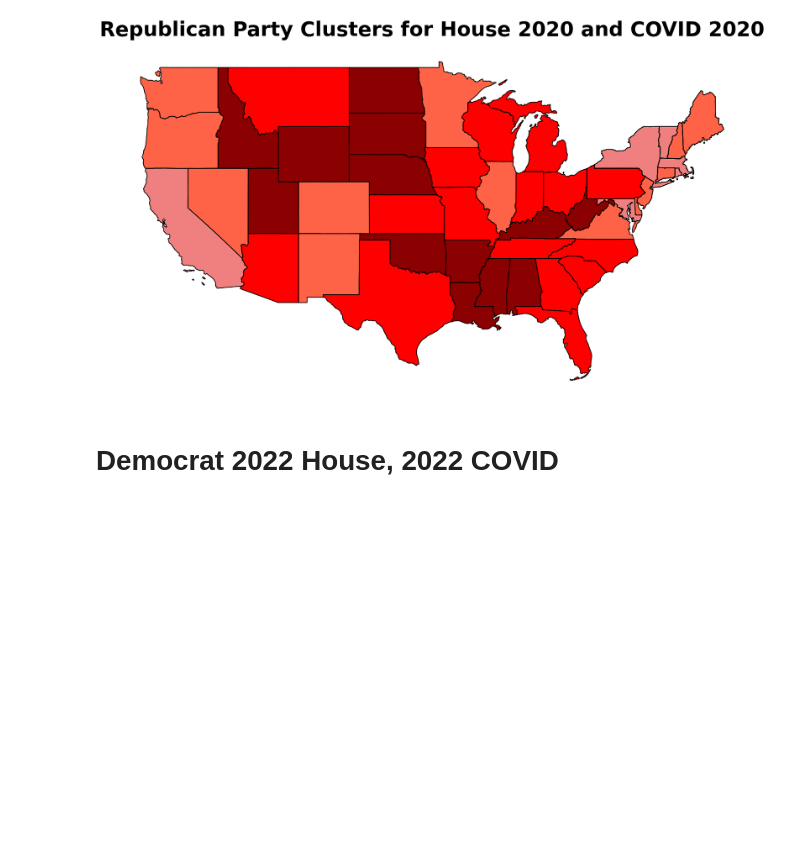
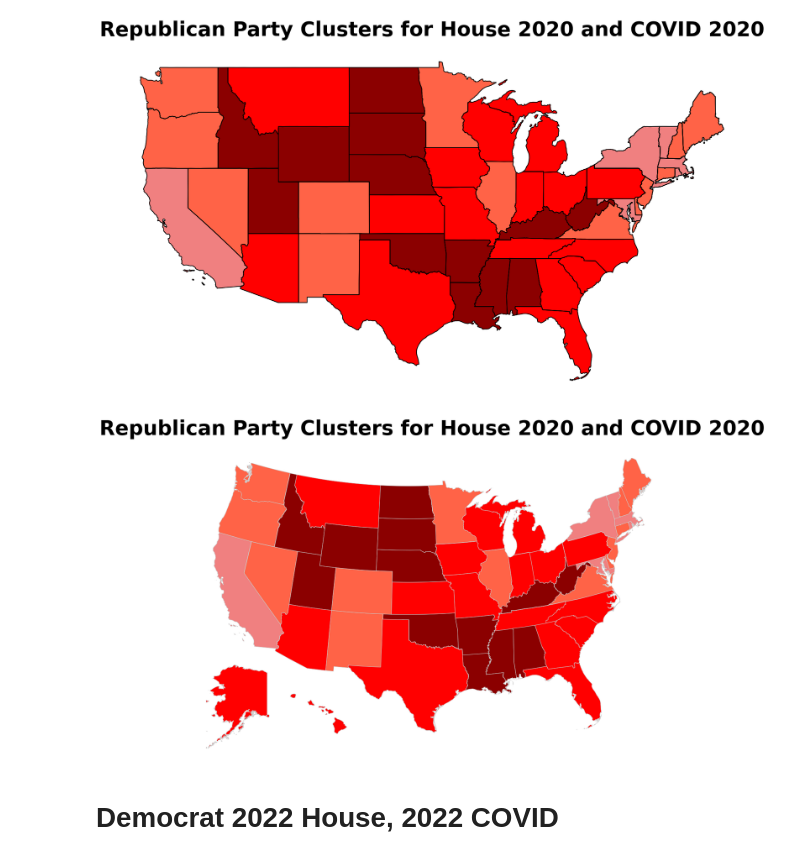
Before and after one commit to IanSinColorado/PoliticsAndCovid, a Jupyter notebook: dataCompression.ipynb, the cells around one changed output. Drawn from its saved outputs; the diff is of its cells as text; code cells hidden in the pictures; blank space fills up the shorter version.

```diff
--- a/dataCompression.ipynb
+++ b/dataCompression.ipynb
@@ -879,6 +931,10 @@ print(len(clust3))
 make_map(best_cluster, best_colors, "Republican Party Clusters for House 2020 and COVID 2020")
 # %% [output]
 [figure]
+# %%
+make_map_AK_HI(best_cluster, best_colors, "Republican Party Clusters for House 2020 and COVID 2020")
+# %% [output]
+[figure, added]
 # %% [markdown]
 # Democrat 2022 House, 2022 COVID
 # %%
```
Also changed, not shown: parts of 8 cells of this notebook.
